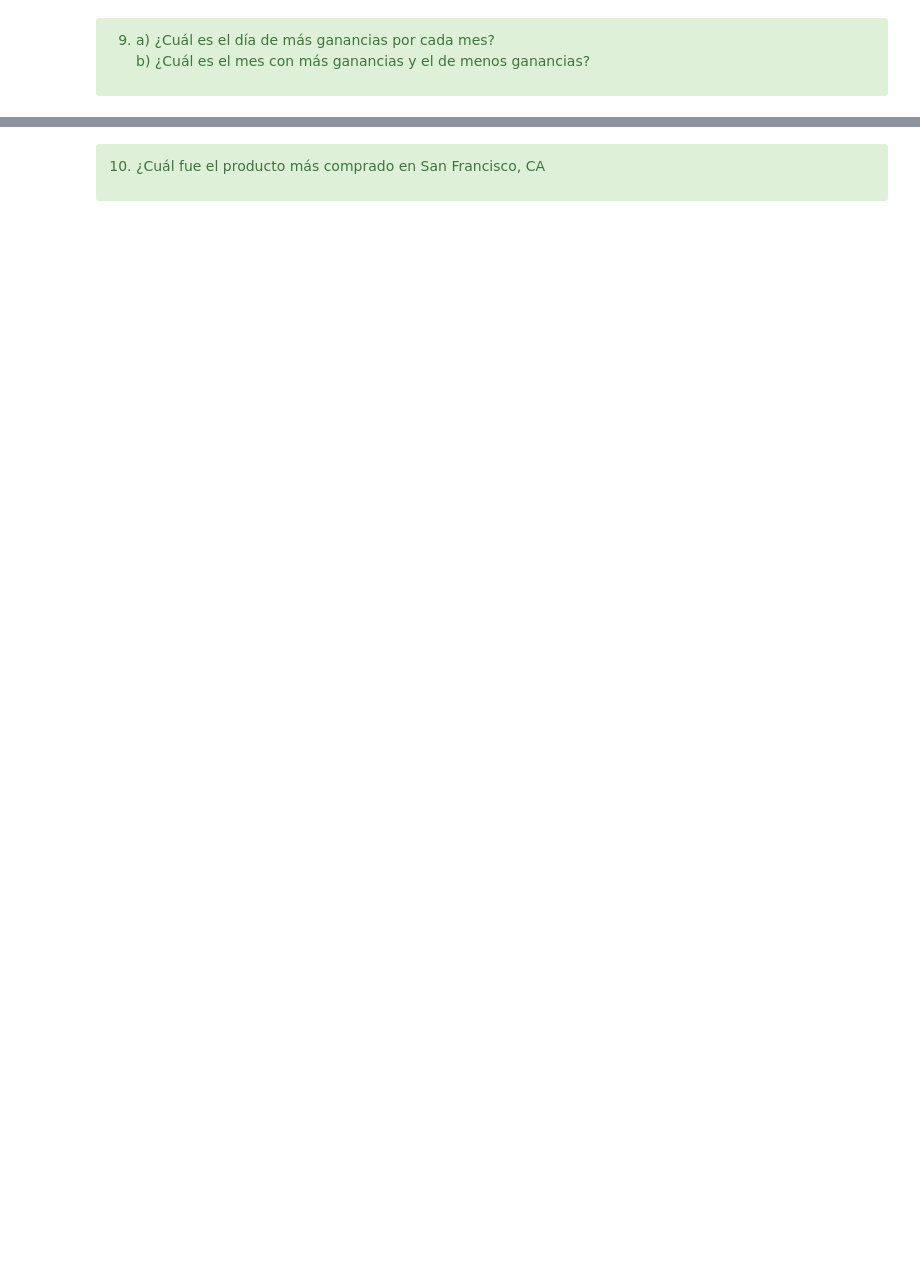
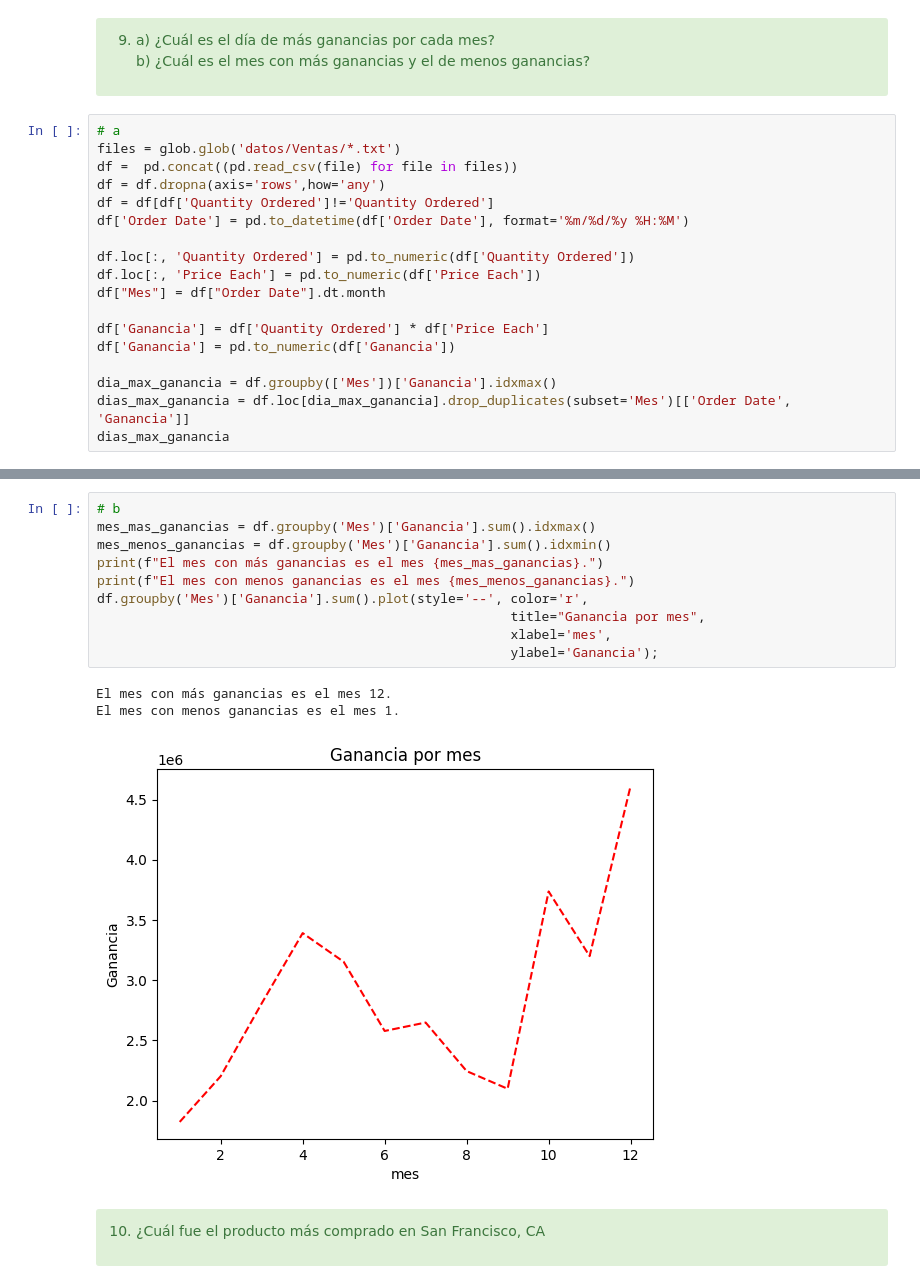
Before and after one commit to EscamillaJuan/CienciaDeDatos, a Jupyter notebook: OnlineStore/CD_10_Caso-TiendaOnline.ipynb, the cells around one changed output, grey strips where cells are left out. Drawn from its saved outputs; the diff is of its cells as text; blank space fills up the shorter version.

```diff
--- a/OnlineStore/CD_10_Caso-TiendaOnline.ipynb
+++ b/OnlineStore/CD_10_Caso-TiendaOnline.ipynb
@@ -274,3 +246,21 @@ Los productos con más ganacia son: ['Macbook Pro Laptop', 'iPhone', 'ThinkPad L
     b) ¿Cuál es el mes con más ganancias y el de menos ganancias?
 
 </div>
+# %%
+# a
+files = glob.glob('datos/Ventas/*.txt')
+df =  pd.concat((pd.read_csv(file) for file in files))
+df = df.dropna(axis='rows',how='any')
+df = df[df['Quantity Ordered']!='Quantity Ordered']
+df['Order Date'] = pd.to_datetime(df['Order Date'], format='%m/%d/%y %H:%M')
+
+df.loc[:, 'Quantity Ordered'] = pd.to_numeric(df['Quantity Ordered'])
+df.loc[:, 'Price Each'] = pd.to_numeric(df['Price Each'])
+df["Mes"] = df["Order Date"].dt.month
+
+df['Ganancia'] = df['Quantity Ordered'] * df['Price Each']
+df['Ganancia'] = pd.to_numeric(df['Ganancia'])
+
+dia_max_ganancia = df.groupby(['Mes'])['Ganancia'].idxmax()
+dias_max_ganancia = df.loc[dia_max_ganancia].drop_duplicates(subset='Mes')[['Order Date', 'Ganancia']]
+dias_max_ganancia
@@ -277,3 +281,17 @@ Los productos con más ganacia son: ['Macbook Pro Laptop', 'iPhone', 'ThinkPad L
+# %%
+# b
+mes_mas_ganancias = df.groupby('Mes')['Ganancia'].sum().idxmax()
+mes_menos_ganancias = df.groupby('Mes')['Ganancia'].sum().idxmin()
+print(f"El mes con más ganancias es el mes {mes_mas_ganancias}.")
+print(f"El mes con menos ganancias es el mes {mes_menos_ganancias}.")
+df.groupby('Mes')['Ganancia'].sum().plot(style='--', color='r',
+                                                     title="Ganancia por mes",
+                                                     xlabel='mes',
+                                                     ylabel='Ganancia');
+# %% [output]
+El mes con más ganancias es el mes 12.
+El mes con menos ganancias es el mes 1.
+[figure, added]
 # %% [markdown]
 <div class="alert alert-success">
 
```
Also changed, not shown: parts of 16 cells of this notebook, 1 other file.
